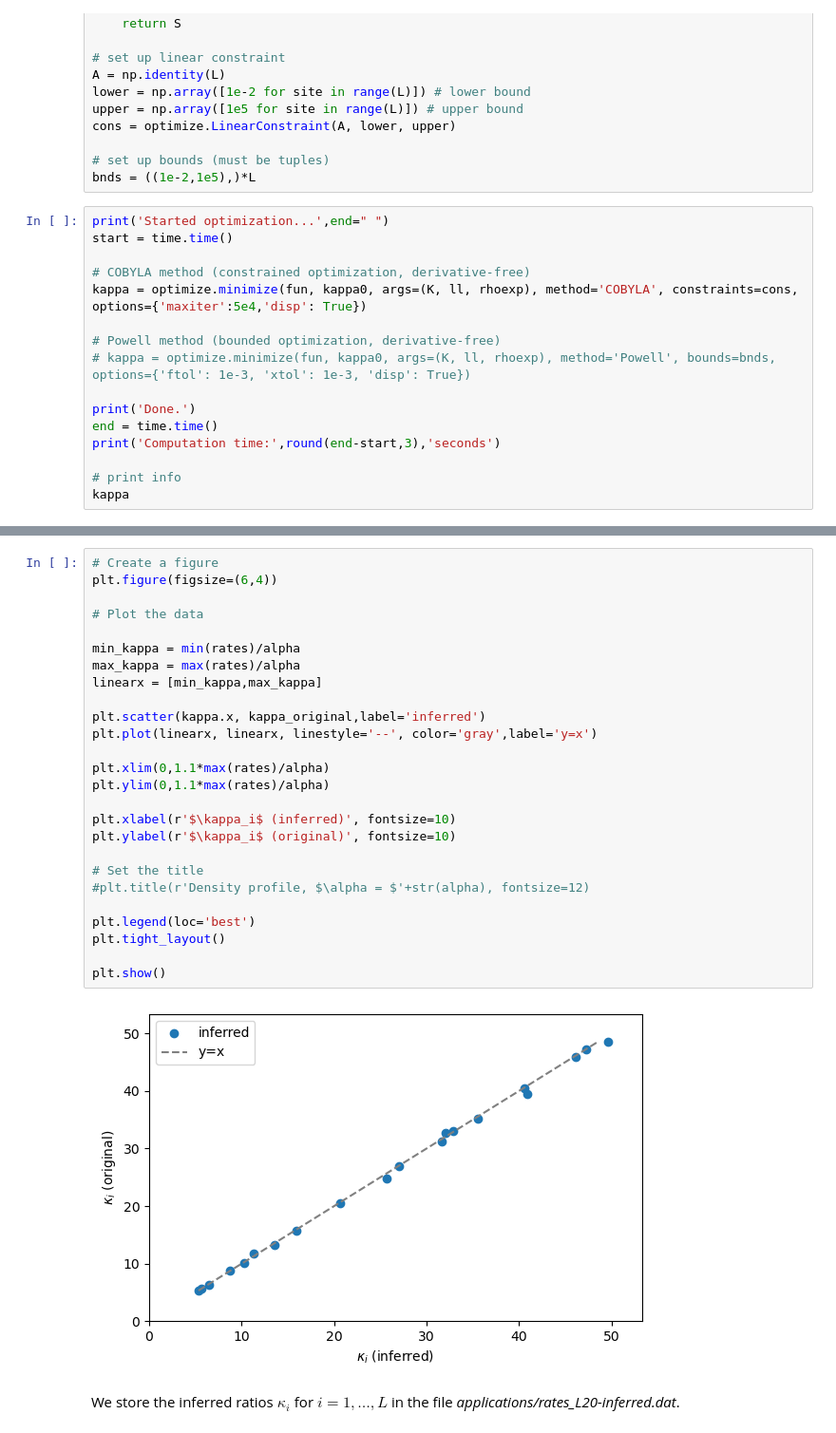
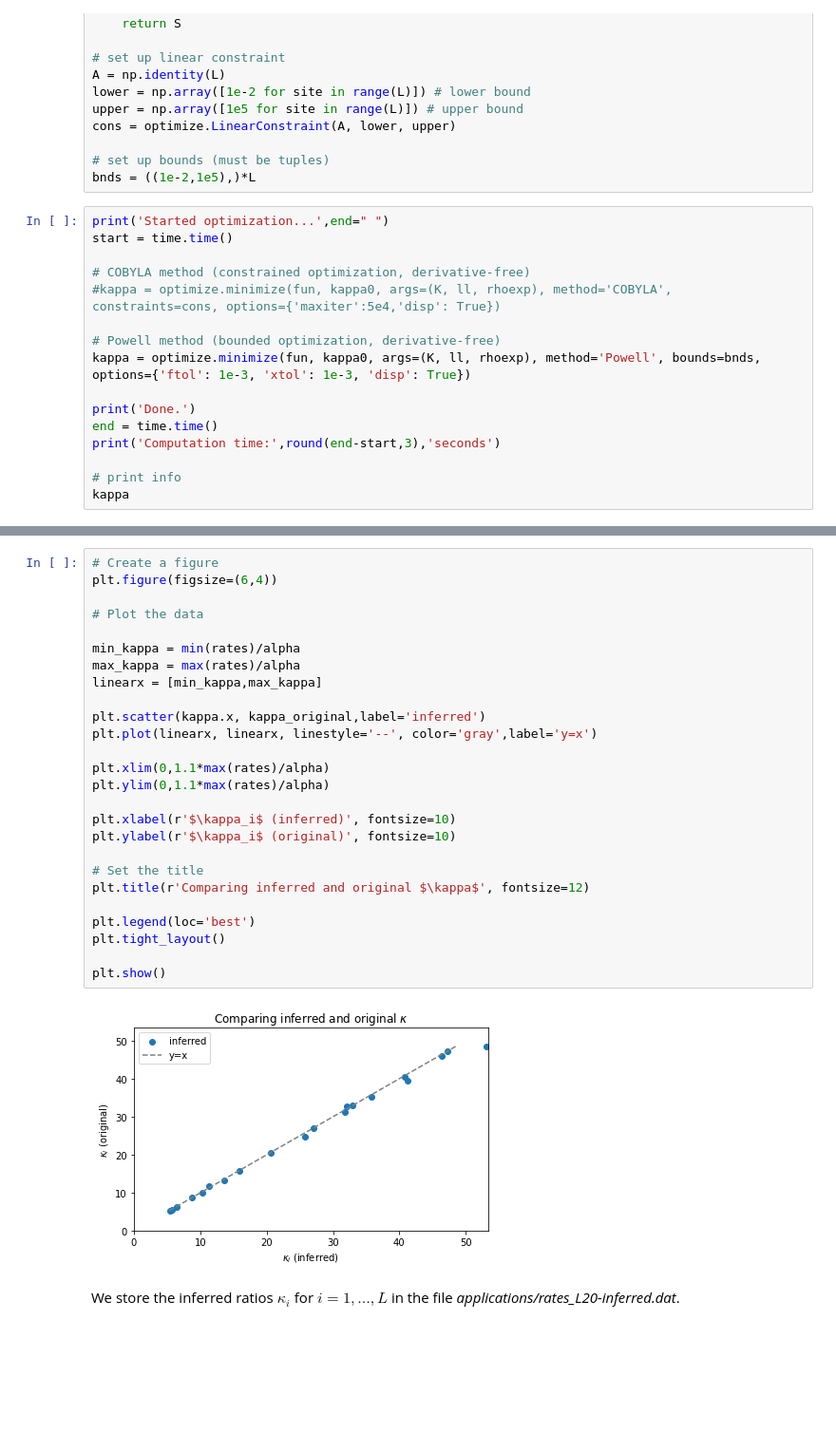
Before and after one commit to ExclusionProcess-tools/TASEPy, a Jupyter notebook: applications_TASEPy.ipynb, the cells around one changed output, grey strips where cells are left out. Shown at 95% size. Drawn from its saved outputs; the diff is of its cells as text; blank space fills up the shorter version.

```diff
--- a/applications_TASEPy.ipynb
+++ b/applications_TASEPy.ipynb
@@ -266,10 +280,10 @@ print('Started optimization...',end=" ")
 start = time.time()
 
 # COBYLA method (constrained optimization, derivative-free)
-kappa = optimize.minimize(fun, kappa0, args=(K, ll, rhoexp), method='COBYLA', constraints=cons, options={'maxiter':5e4,'disp': True})
+#kappa = optimize.minimize(fun, kappa0, args=(K, ll, rhoexp), method='COBYLA', constraints=cons, options={'maxiter':5e4,'disp': True})
 
 # Powell method (bounded optimization, derivative-free)
-# kappa = optimize.minimize(fun, kappa0, args=(K, ll, rhoexp), method='Powell', bounds=bnds, options={'ftol': 1e-3, 'xtol': 1e-3, 'disp': True})
+kappa = optimize.minimize(fun, kappa0, args=(K, ll, rhoexp), method='Powell', bounds=bnds, options={'ftol': 1e-3, 'xtol': 1e-3, 'disp': True})
 
 print('Done.')
 end = time.time()
@@ -292,31 +320,31 @@ Let see how the inferred rates compare to the original rates.
 # %%
 # Create a figure
 plt.figure(figsize=(6,4))
 
 # Plot the data
 
 min_kappa = min(rates)/alpha
 max_kappa = max(rates)/alpha
 linearx = [min_kappa,max_kappa]
 
 plt.scatter(kappa.x, kappa_original,label='inferred')
 plt.plot(linearx, linearx, linestyle='--', color='gray',label='y=x')
 
 plt.xlim(0,1.1*max(rates)/alpha)
 plt.ylim(0,1.1*max(rates)/alpha)
 
 plt.xlabel(r'$\kappa_i$ (inferred)', fontsize=10)
 plt.ylabel(r'$\kappa_i$ (original)', fontsize=10)
 
 # Set the title
-#plt.title(r'Density profile, $\alpha = $'+str(alpha), fontsize=12)
+plt.title(r'Comparing inferred and original $\kappa$', fontsize=12)
 
 plt.legend(loc='best')
 plt.tight_layout()
 
 plt.show()
 # %% [output]
-[figure, old version]
+[figure, new version]
 # %% [markdown]
 We store the inferred ratios $\kappa_i$ for $i=1,\dots,L$ in the file *applications/rates_L20-inferred.dat*.
 # %%
```
Also changed, not shown: parts of 11 cells of this notebook, 3 other files.
